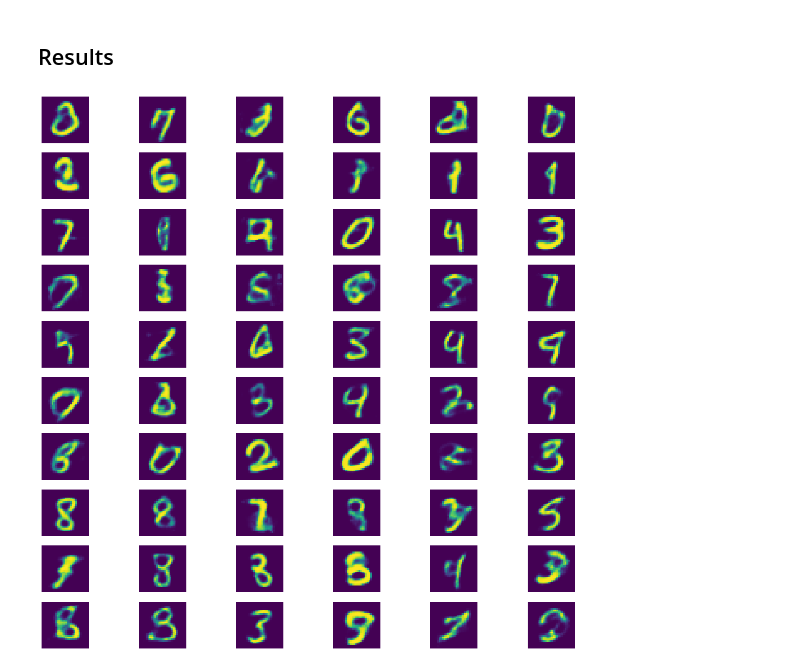
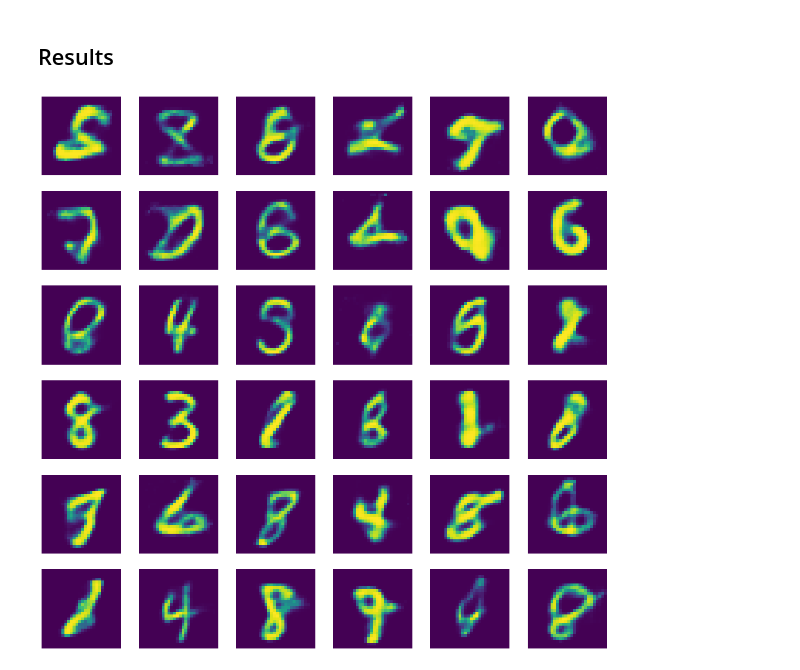
Before and after one commit to xnell90/Data-Science-and-Machine-Learning-Notes, a Jupyter notebook: Generating Digits using a Variational Autoencoder/Generating Digits using an Autoencoder.ipynb, the cells around one changed output. Cells and saved outputs as stored; diff of their text form; code cells hidden in the pictures.

```diff
--- a/Generating Digits using a Variational Autoencoder/Generating Digits using an Autoencoder.ipynb
+++ b/Generating Digits using a Variational Autoencoder/Generating Digits using an Autoencoder.ipynb
@@ -133,14 +133,16 @@ Epoch 15/15
 # %%
 input_codings = np.random.normal(size = [60, num_units_hidden_3])
 generated_images = decoder.predict(input_codings)
 
-fig, axes = plt.subplots(10, 6, figsize = (20, 20))
+fig, axes = plt.subplots(6, 6, figsize = (20, 20))
 i = 0
-for row in range(0, 10):
+for row in range(0, 6):
     for col in range(0, 6):
         current_image = np.array(generated_images[i]).reshape(28, 28)
         axes[row, col].axis('off')
         axes[row, col].imshow(current_image)
         i += 1
+
+plt.show()
 # %% [output]
-[figure, old version]
+[figure, new version]
```
Also changed, not shown: parts of 2 cells of this notebook, 2 other files.
